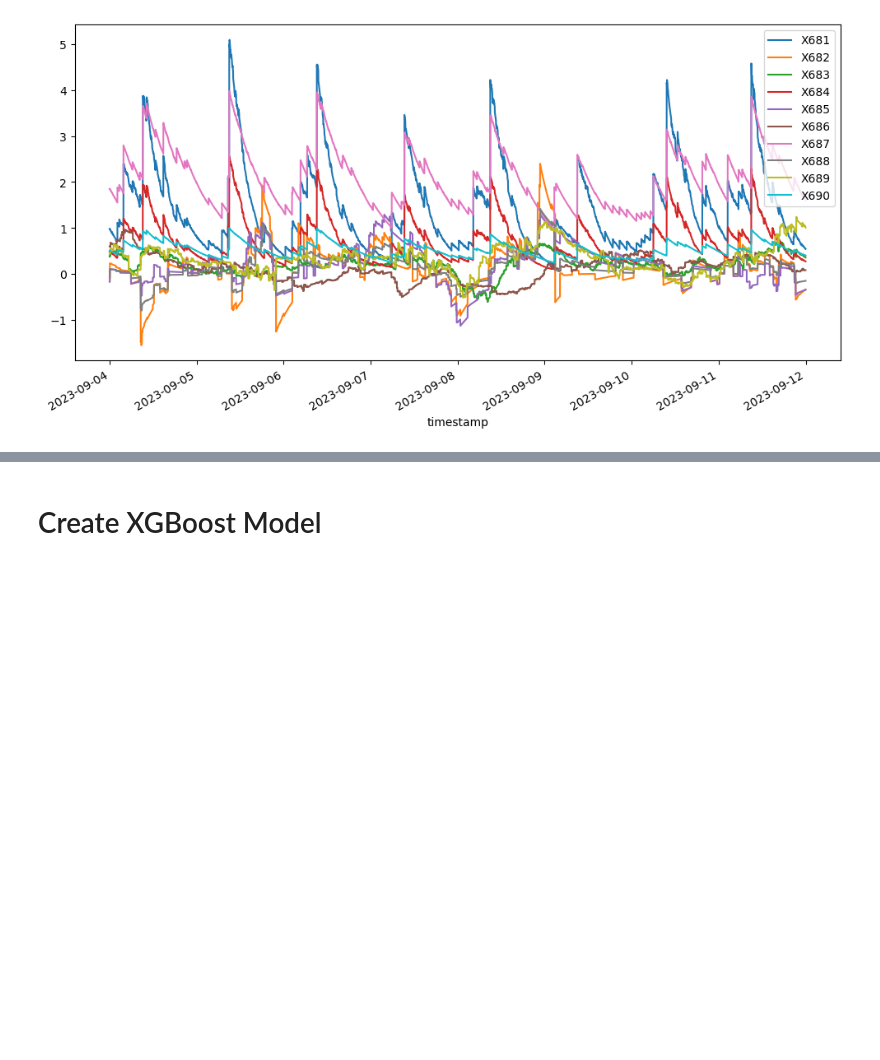
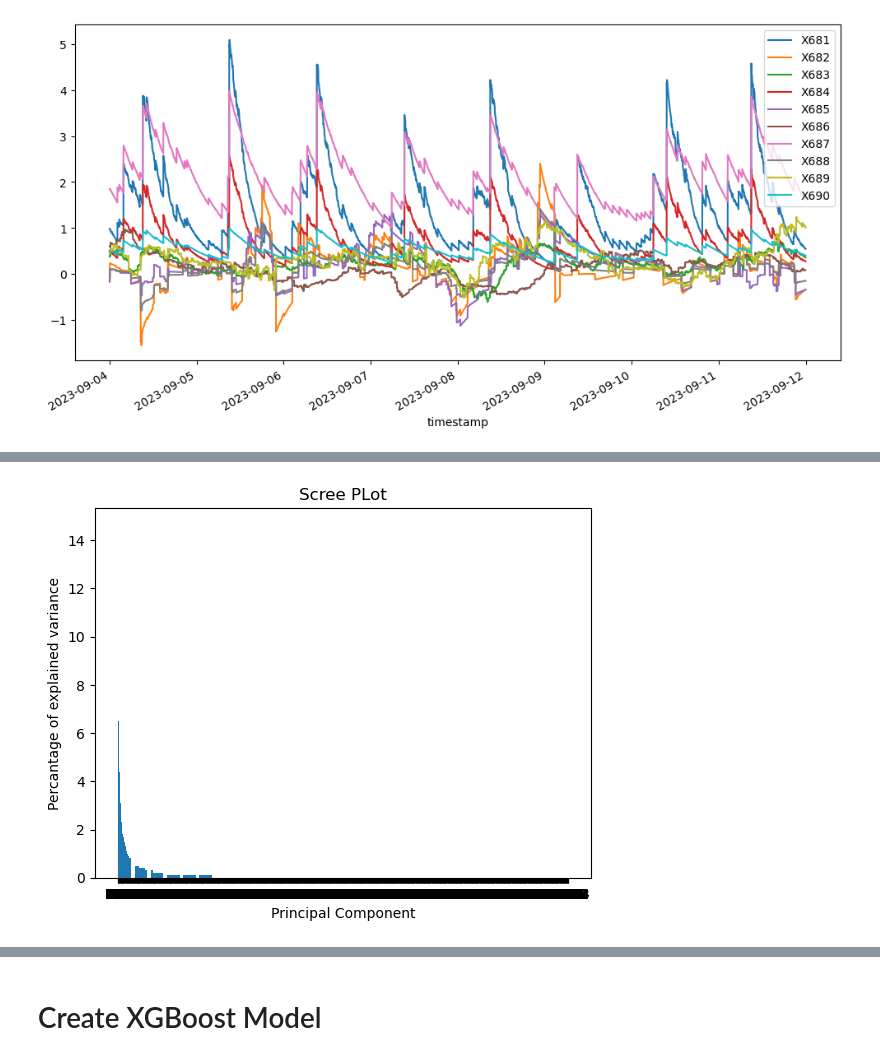
Before and after one commit to ShamithMG/DRW-Crypto-Prediction, a Jupyter notebook: XGBoost/model1.ipynb, the cells around one changed output, grey strips where cells are left out. Drawn from its saved outputs; the diff is of its cells as text; code cells hidden in the pictures; blank space fills up the shorter version.

```diff
--- a/XGBoost/model1.ipynb
+++ b/XGBoost/model1.ipynb
@@ -71,0 +99,29 @@ df[['X681','X682', 'X683', 'X684', 'X685', 'X686', 'X687', 'X688', 'X689', 'X690
+# %%
+# Check for infinite values in each column
+print("Columns with infinite values:")
+print(tdf.columns[np.isinf(tdf).any()])
+
+# Check for columns with zero standard deviation (all constant values)
+print("\nColumns with zero standard deviation:")
+print(tdf.columns[tdf.std() == 0])
+
+#tdf.replace([np.inf, -np.inf], np.nan, inplace=True)
+#tdf.head()
+
+inf_cols = tdf.columns[np.isinf(tdf).any()]
+
+if not inf_cols.empty:
+    print(f"Dropping columns with infinite values: {list(inf_cols)}")
+
+    # 2. Drop these identified columns from BOTH the training and test sets
+    print(f"Original number of features: {len(tdf.columns)}")
+
+    tdf = tdf.drop(columns=inf_cols)
+
+    print("\nColumns dropped successfully.")
+    print(f"New number of features: {len(tdf.columns)}")
+
+else:
+    print("No columns with infinite values found in the training set.")
+
+tdf.head()
@@ -71,0 +150,16 @@ df[['X681','X682', 'X683', 'X684', 'X685', 'X686', 'X687', 'X688', 'X689', 'X690
+# %%
+scaled_data = preprocessing.scale(tdf)
+pca = PCA()
+pca.fit(scaled_data)
+pca_data = pca.transform(scaled_data)
+
+per_var = np.round(pca.explained_variance_ratio_ * 100, decimals =1)
+labels = ['PC' + str(x) for x in range(1, len(per_var)+1)]
+
+plt.bar(x=range(1,len(per_var)+1), height=per_var, tick_label=labels)
+plt.ylabel('Percantage of explained variance')
+plt.xlabel('Principal Component')
+plt.title('Scree PLot')
+plt.show()
+# %% [output]
+[figure, added]
```
Also changed, not shown: parts of 6 cells of this notebook.
